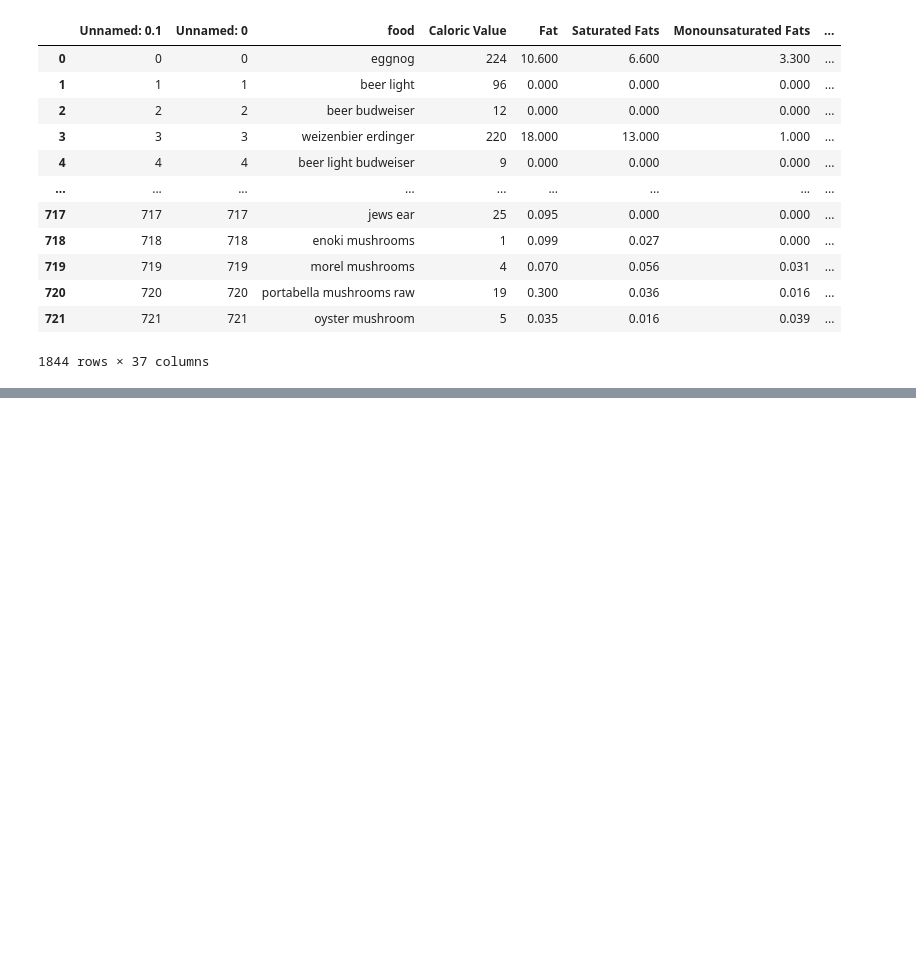
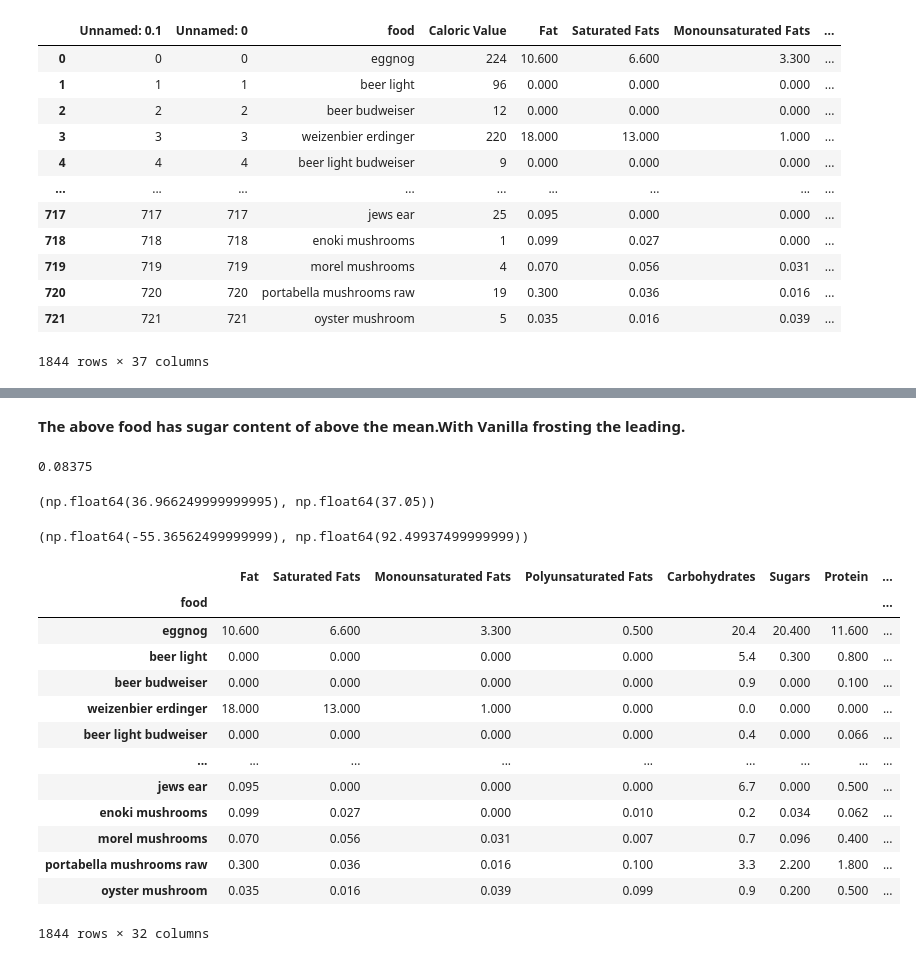
Before and after one commit to Robin-star-lab/Food_Analysis, a Jupyter notebook: FOOD_Analysis.ipynb, the cells around one changed output, grey strips where cells are left out. Drawn from its saved outputs; the diff is of its cells as text; code cells hidden in the pictures; blank space fills up the shorter version.

```diff
--- a/FOOD_Analysis.ipynb
+++ b/FOOD_Analysis.ipynb
@@ -146,0 +330,38 @@ droped_df
+# %% [markdown]
+**The above food has sugar content of above the mean.With Vanilla frosting the leading.**
+# %%
+# Removal of outliers
+lower_quantile=final_df['Calcium'].quantile(0.25)
+print(lower_quantile)
+# %% [output]
+0.08375
+# %%
+upper_quantile=final_df['Calcium'].quantile(0.75)
+inter_quantile_range=upper_quantile-lower_quantile
+inter_quantile_range,upper_quantile
+# %% [output]
+(np.float64(36.966249999999995), np.float64(37.05))
+# %%
+lower_range=lower_quantile - (1.5*inter_quantile_range)
+upper_range=lower_quantile - (1.5*inter_quantile_range)
+lower_range,upper_range
+# %% [output]
+(np.float64(-55.36562499999999), np.float64(92.49937499999999))
+# %%
+outlier_df=final_df.iloc[:,1:-1]
+outlier_df
+# %% [output]
+|  | Fat | Saturated Fats | Monounsaturated Fats | Polyunsaturated Fats | Carbohydrates | Sugars | Protein | ... |
+| food |  |  |  |  |  |  |  | ... |
+| eggnog | 10.600 | 6.600 | 3.300 | 0.500 | 20.4 | 20.400 | 11.600 | ... |
+| beer light | 0.000 | 0.000 | 0.000 | 0.000 | 5.4 | 0.300 | 0.800 | ... |
+| beer budweiser | 0.000 | 0.000 | 0.000 | 0.000 | 0.9 | 0.000 | 0.100 | ... |
+| weizenbier erdinger | 18.000 | 13.000 | 1.000 | 0.000 | 0.0 | 0.000 | 0.000 | ... |
+| beer light budweiser | 0.000 | 0.000 | 0.000 | 0.000 | 0.4 | 0.000 | 0.066 | ... |
+| ... | ... | ... | ... | ... | ... | ... | ... | ... |
+| jews ear | 0.095 | 0.000 | 0.000 | 0.000 | 6.7 | 0.000 | 0.500 | ... |
+| enoki mushrooms | 0.099 | 0.027 | 0.000 | 0.010 | 0.2 | 0.034 | 0.062 | ... |
+| morel mushrooms | 0.070 | 0.056 | 0.031 | 0.007 | 0.7 | 0.096 | 0.400 | ... |
+| portabella mushrooms raw | 0.300 | 0.036 | 0.016 | 0.100 | 3.3 | 2.200 | 1.800 | ... |
+| oyster mushroom | 0.035 | 0.016 | 0.039 | 0.099 | 0.9 | 0.200 | 0.500 | ... |
+1844 rows × 32 columns
```
Also changed, not shown: parts of 26 cells of this notebook.
